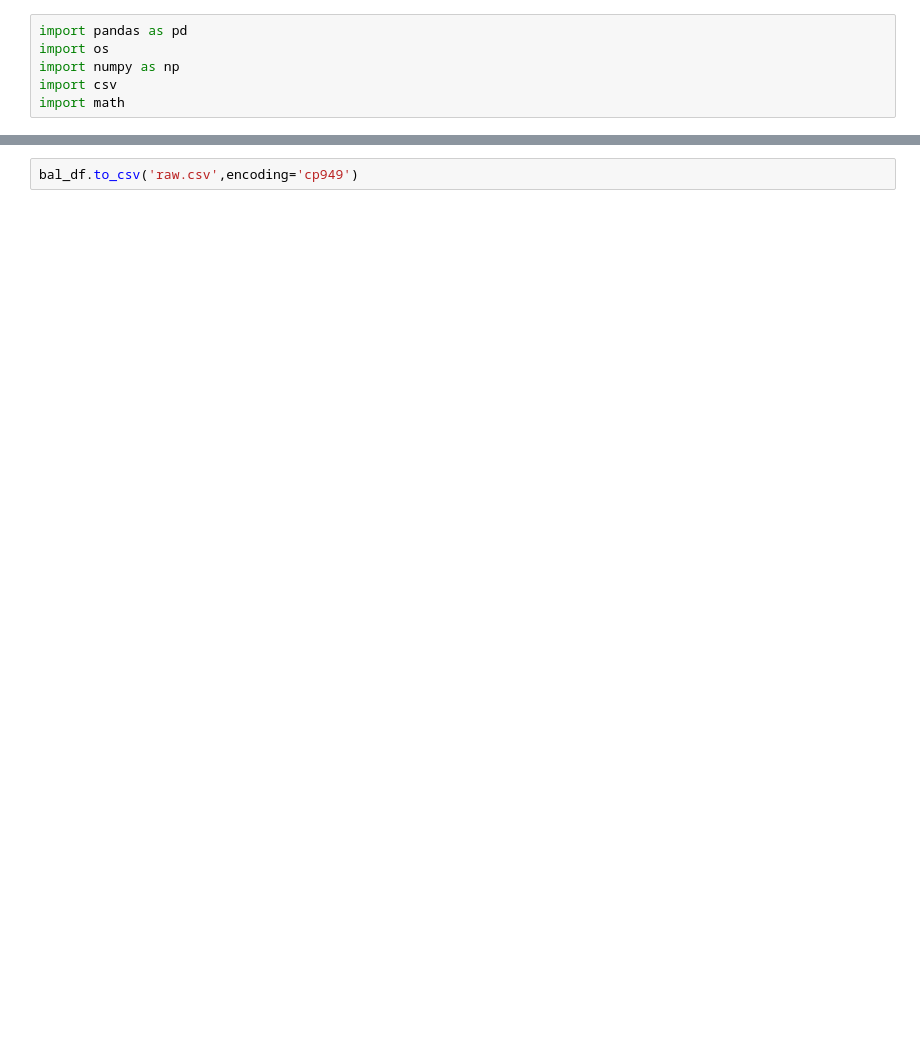
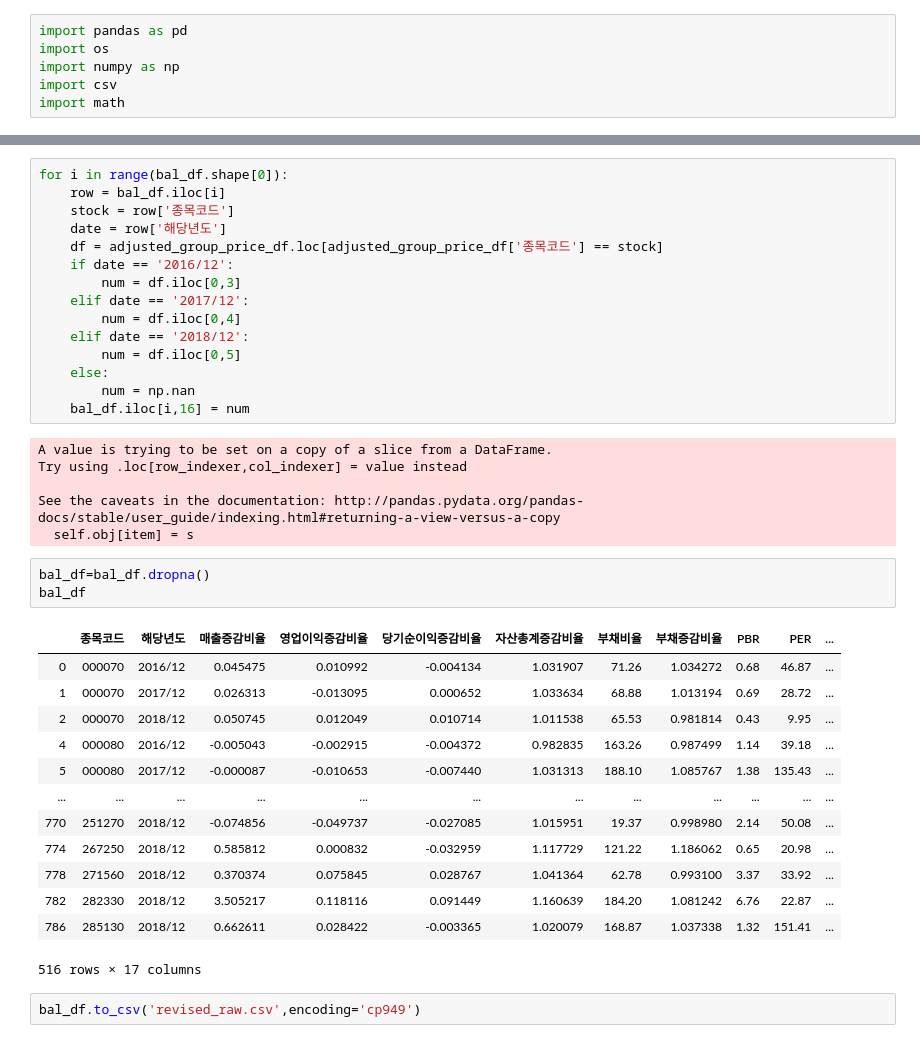
Before and after one commit to dolgorae/Project_Stock_Screener, a Jupyter notebook: code/Scaler.ipynb, the cells around one changed output, grey strips where cells are left out. Saved outputs shown, nothing was run; the diff lists cells and outputs as text; blank space fills up the shorter version.

```diff
--- a/code/Scaler.ipynb
+++ b/code/Scaler.ipynb
@@ -231,2 +284,40 @@ bal_df
+# %%
+for i in range(bal_df.shape[0]):
+    row = bal_df.iloc[i]
+    stock = row['종목코드']
+    date = row['해당년도']
+    df = adjusted_group_price_df.loc[adjusted_group_price_df['종목코드'] == stock]
+    if date == '2016/12':
+        num = df.iloc[0,3]
+    elif date == '2017/12':
+        num = df.iloc[0,4]
+    elif date == '2018/12':
+        num = df.iloc[0,5]
+    else:
+        num = np.nan
+    bal_df.iloc[i,16] = num
+# %% [output]
+A value is trying to be set on a copy of a slice from a DataFrame.
+Try using .loc[row_indexer,col_indexer] = value instead
+
+See the caveats in the documentation: http://pandas.pydata.org/pandas-docs/stable/user_guide/indexing.html#returning-a-view-versus-a-copy
+  self.obj[item] = s
+# %%
+bal_df=bal_df.dropna()
+bal_df
+# %% [output]
+|  | 종목코드 | 해당년도 | 매출증감비율 | 영업이익증감비율 | 당기순이익증감비율 | 자산총계증감비율 | 부채비율 | 부채증감비율 | PBR | PER | ... |
+| 0 | 000070 | 2016/12 | 0.045475 | 0.010992 | -0.004134 | 1.031907 | 71.26 | 1.034272 | 0.68 | 46.87 | ... |
+| 1 | 000070 | 2017/12 | 0.026313 | -0.013095 | 0.000652 | 1.033634 | 68.88 | 1.013194 | 0.69 | 28.72 | ... |
+| 2 | 000070 | 2018/12 | 0.050745 | 0.012049 | 0.010714 | 1.011538 | 65.53 | 0.981814 | 0.43 | 9.95 | ... |
+| 4 | 000080 | 2016/12 | -0.005043 | -0.002915 | -0.004372 | 0.982835 | 163.26 | 0.987499 | 1.14 | 39.18 | ... |
+| 5 | 000080 | 2017/12 | -0.000087 | -0.010653 | -0.007440 | 1.031313 | 188.10 | 1.085767 | 1.38 | 135.43 | ... |
+| ... | ... | ... | ... | ... | ... | ... | ... | ... | ... | ... | ... |
+| 770 | 251270 | 2018/12 | -0.074856 | -0.049737 | -0.027085 | 1.015951 | 19.37 | 0.998980 | 2.14 | 50.08 | ... |
+| 774 | 267250 | 2018/12 | 0.585812 | 0.000832 | -0.032959 | 1.117729 | 121.22 | 1.186062 | 0.65 | 20.98 | ... |
+| 778 | 271560 | 2018/12 | 0.370374 | 0.075845 | 0.028767 | 1.041364 | 62.78 | 0.993100 | 3.37 | 33.92 | ... |
+| 782 | 282330 | 2018/12 | 3.505217 | 0.118116 | 0.091449 | 1.160639 | 184.20 | 1.081242 | 6.76 | 22.87 | ... |
+| 786 | 285130 | 2018/12 | 0.662611 | 0.028422 | -0.003365 | 1.020079 | 168.87 | 1.037338 | 1.32 | 151.41 | ... |
+516 rows × 17 columns
 # %%
-bal_df.to_csv('raw.csv',encoding='cp949')
+bal_df.to_csv('revised_raw.csv',encoding='cp949')
```
Also changed, not shown: parts of 14 cells of this notebook, 3 other files.
